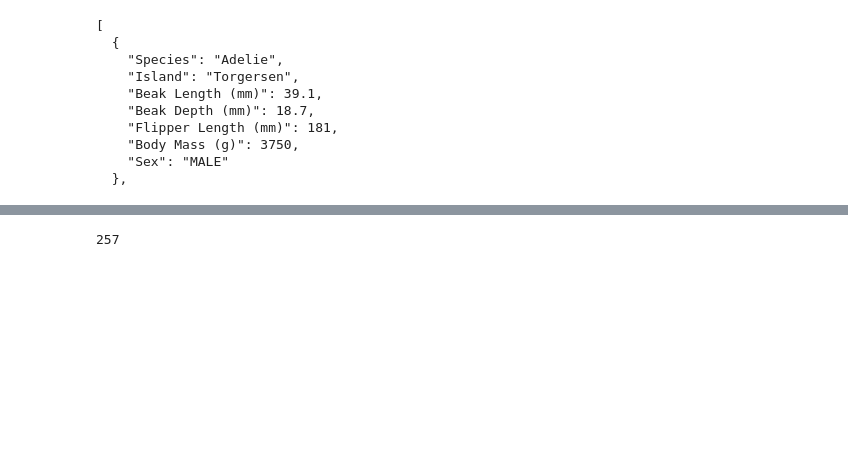
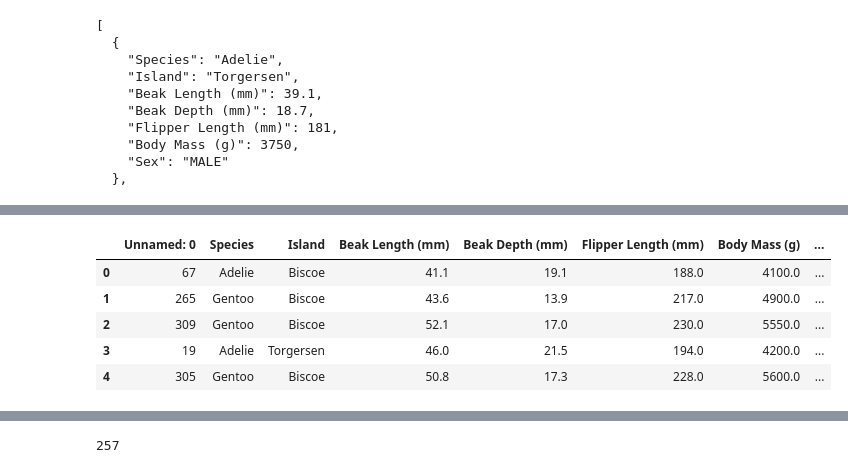
Before and after one commit to wltrimbl/uchicago-data221, a Jupyter notebook: notebooks/penguins-linear.ipynb, the cells around one changed output, grey strips where cells are left out. Saved outputs shown, nothing was run; the diff lists cells and outputs as text; code cells hidden in the pictures; blank space fills up the shorter version.

```diff
--- a/notebooks/penguins-linear.ipynb
+++ b/notebooks/penguins-linear.ipynb
@@ -64,2 +80,11 @@ penguins.Species.value_counts(), len(penguins)
  Name: Species, dtype: int64,
  257)
+# %%
+penguins.head()
+# %% [output]
+|  | Unnamed: 0 | Species | Island | Beak Length (mm) | Beak Depth (mm) | Flipper Length (mm) | Body Mass (g) | ... |
+| 0 | 67 | Adelie | Biscoe | 41.1 | 19.1 | 188.0 | 4100.0 | ... |
+| 1 | 265 | Gentoo | Biscoe | 43.6 | 13.9 | 217.0 | 4900.0 | ... |
+| 2 | 309 | Gentoo | Biscoe | 52.1 | 17.0 | 230.0 | 5550.0 | ... |
+| 3 | 19 | Adelie | Torgersen | 46.0 | 21.5 | 194.0 | 4200.0 | ... |
+| 4 | 305 | Gentoo | Biscoe | 50.8 | 17.3 | 228.0 | 5600.0 | ... |
```
Also changed, not shown: parts of 23 cells of this notebook, 2 other files.
